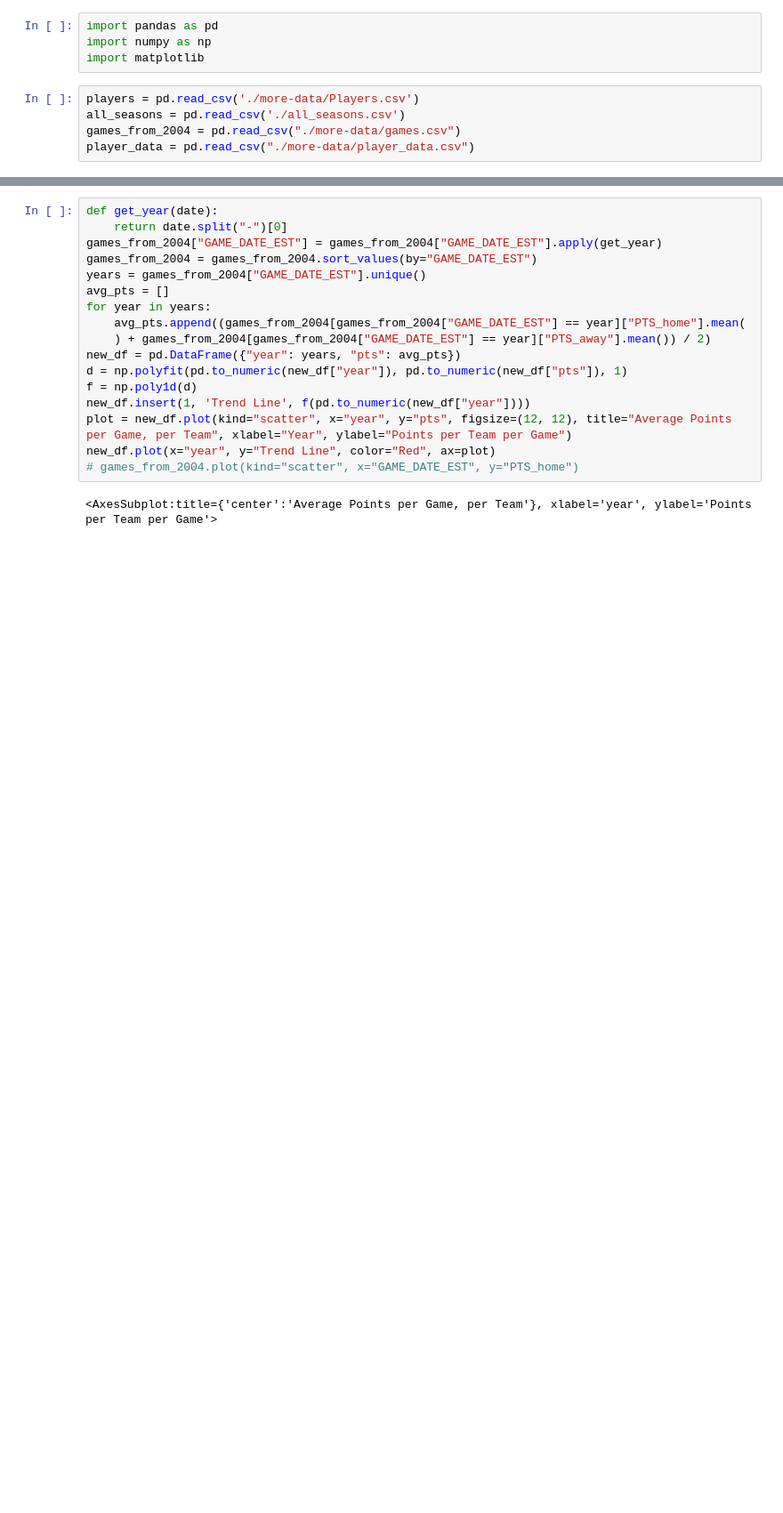
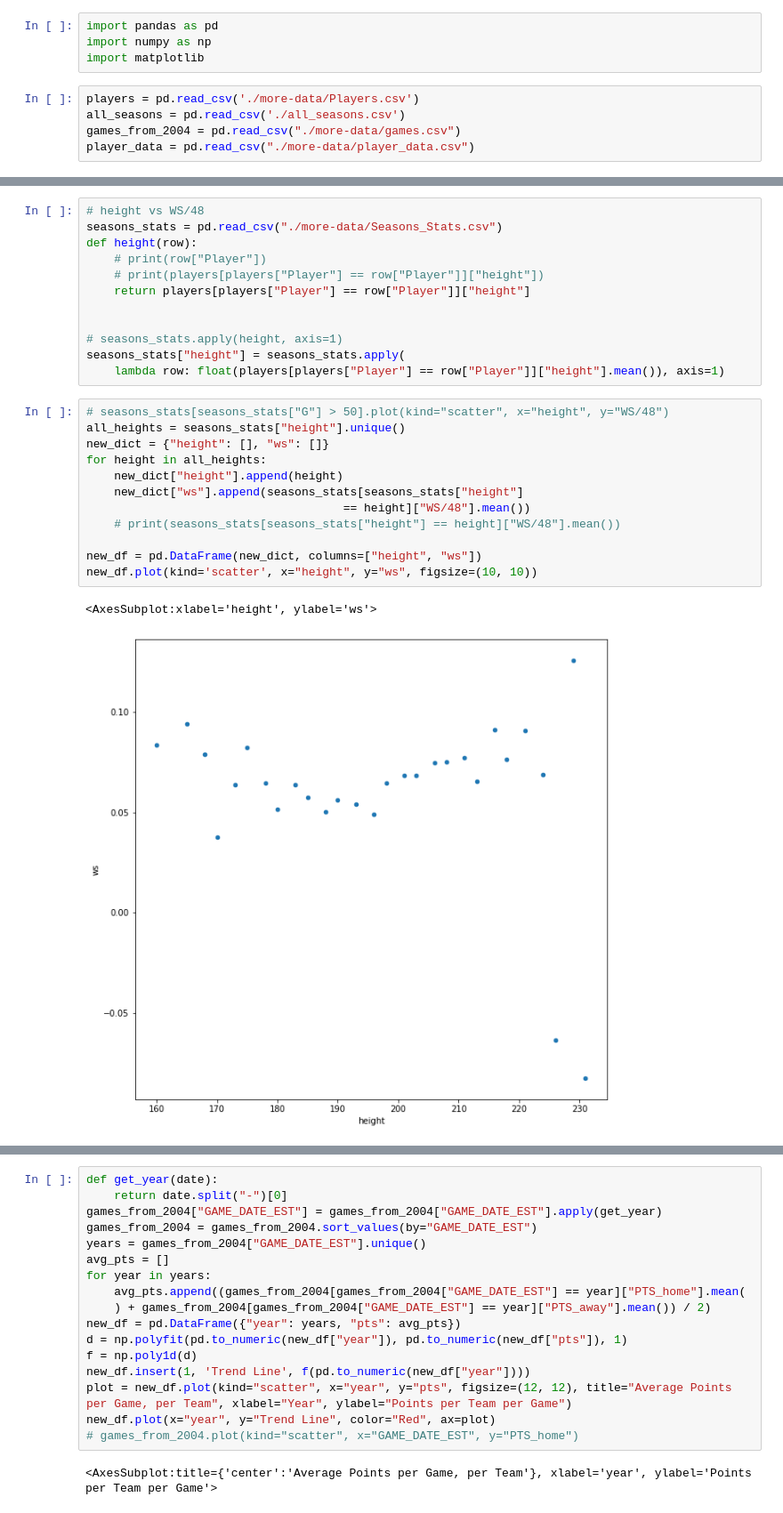
Before and after one commit to eliskol/machine-learning, a Jupyter notebook: analysis/analysis.ipynb, the cells around one changed output, grey strips where cells are left out. Shown at 89% size. Cells and saved outputs as stored; diff of their text form; blank space fills up the shorter version.

```diff
--- a/analysis/analysis.ipynb
+++ b/analysis/analysis.ipynb
@@ -24,2 +37,29 @@ player_data = pd.read_csv("./more-data/player_data.csv")
+# %%
+# height vs WS/48
+seasons_stats = pd.read_csv("./more-data/Seasons_Stats.csv")
+def height(row):
+    # print(row["Player"])
+    # print(players[players["Player"] == row["Player"]]["height"])
+    return players[players["Player"] == row["Player"]]["height"]
+
+
+# seasons_stats.apply(height, axis=1)
+seasons_stats["height"] = seasons_stats.apply(
+    lambda row: float(players[players["Player"] == row["Player"]]["height"].mean()), axis=1)
+# %%
+# seasons_stats[seasons_stats["G"] > 50].plot(kind="scatter", x="height", y="WS/48")
+all_heights = seasons_stats["height"].unique()
+new_dict = {"height": [], "ws": []}
+for height in all_heights:
+    new_dict["height"].append(height)
+    new_dict["ws"].append(seasons_stats[seasons_stats["height"]
+                                     == height]["WS/48"].mean())
+    # print(seasons_stats[seasons_stats["height"] == height]["WS/48"].mean())
+
+new_df = pd.DataFrame(new_dict, columns=["height", "ws"])
+new_df.plot(kind='scatter', x="height", y="ws", figsize=(10, 10))
+# %% [output]
+<AxesSubplot:xlabel='height', ylabel='ws'>
+[figure, added]
 # %%
 # working on height vs year entered league
```
Also changed, not shown: parts of 2 cells of this notebook.
